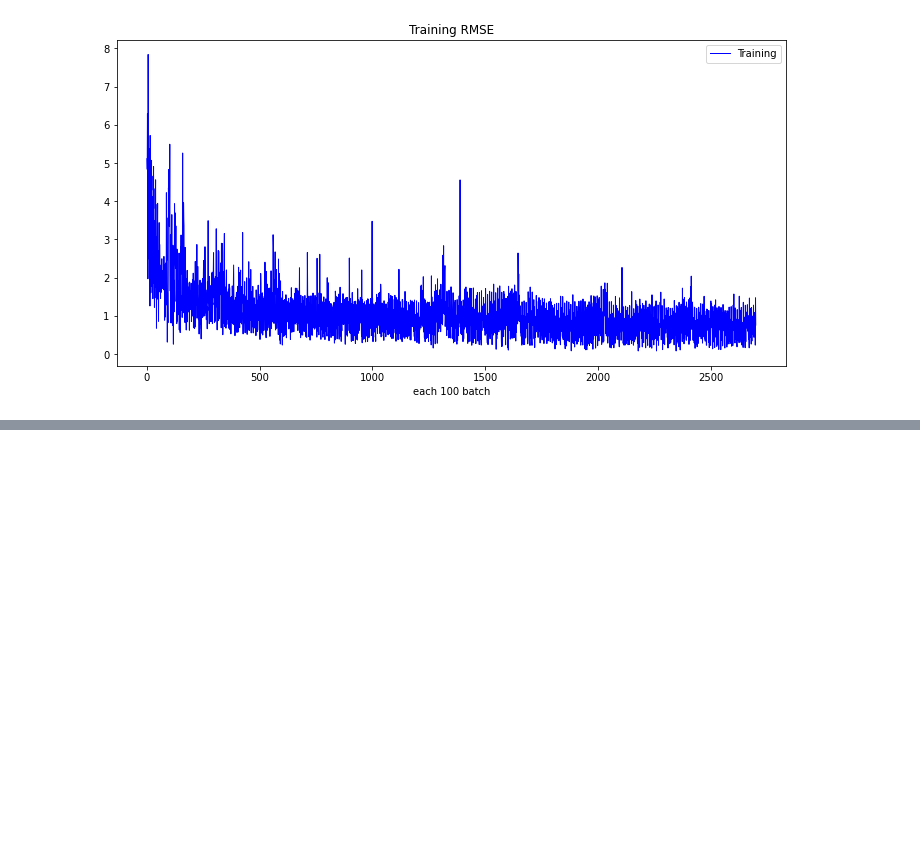
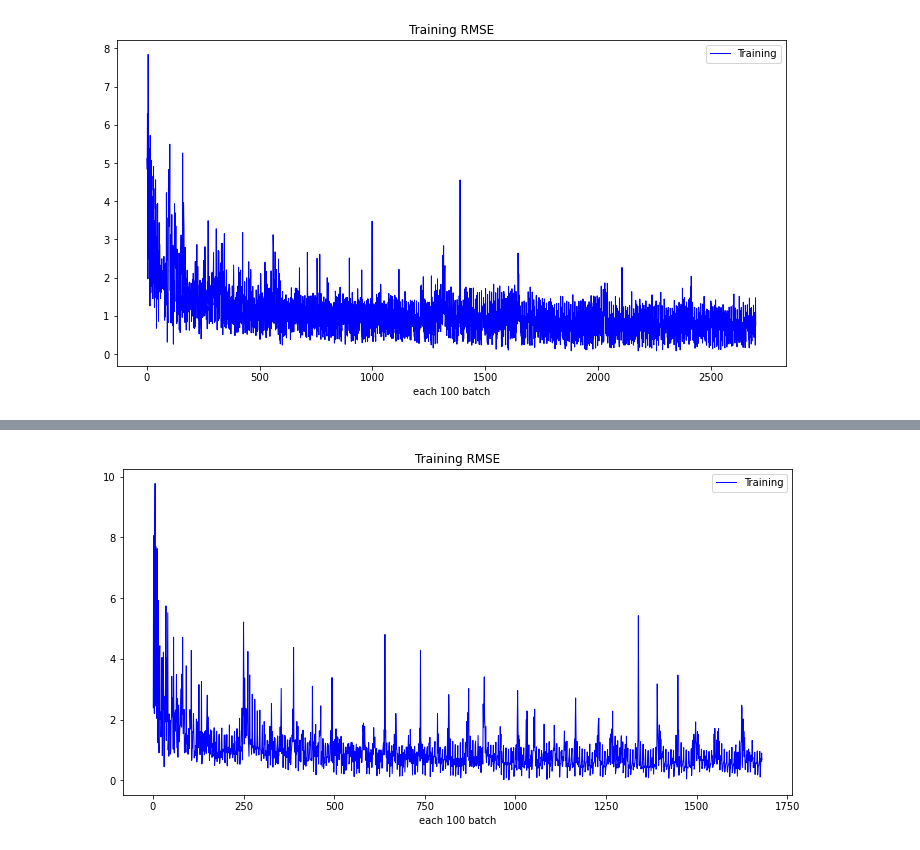
Before and after one commit to rongzunzzz/112-1-SLDL-Final-EggPricePrediction, a Jupyter notebook: CNN/CNN_2.ipynb, the cells around one changed output, grey strips where cells are left out. Saved outputs shown, nothing was run; the diff lists cells and outputs as text; code cells hidden in the pictures; blank space fills up the shorter version.

```diff
--- a/CNN/CNN_2.ipynb
+++ b/CNN/CNN_2.ipynb
@@ -1283,0 +1559,15 @@ trainingRMSE(train_RMSE)
+# %%
+n_features = Train_x.shape[2]
+# import train
+
+model = CNN()
+model.to(device)
+optimizer = optim.Adam(model.parameters(), lr=1e-2)
+epochs = 6000
+
+### train
+
+best_step_cnt, best_tra_rmse, train_rmse_list, output_list = train(trainloader, model, optimizer, epochs)
+
+print("best_step_cnt: ",best_step_cnt)
+print("best_tra_rmse: ",best_tra_rmse)
@@ -1283,0 +1598,7 @@ trainingRMSE(train_RMSE)
+# %%
+train_RMSE = []
+for i in train_rmse_list:
+  train_RMSE.append(float(i))
+trainingRMSE(train_RMSE)
+# %% [output]
+[figure, added]
```
Also changed, not shown: parts of 28 cells of this notebook, 2 other files.
